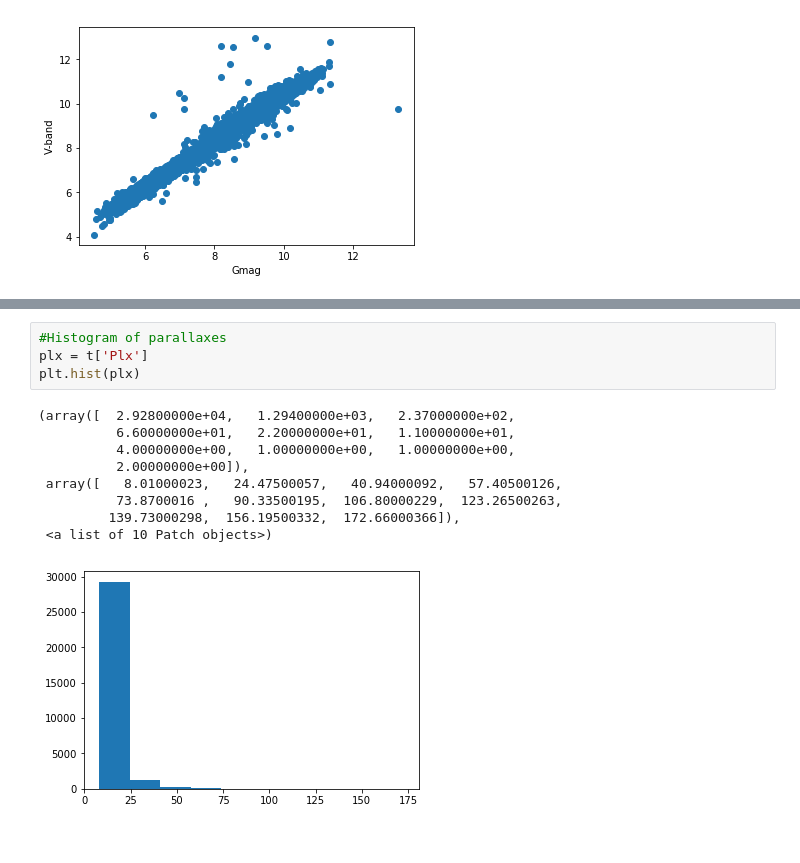
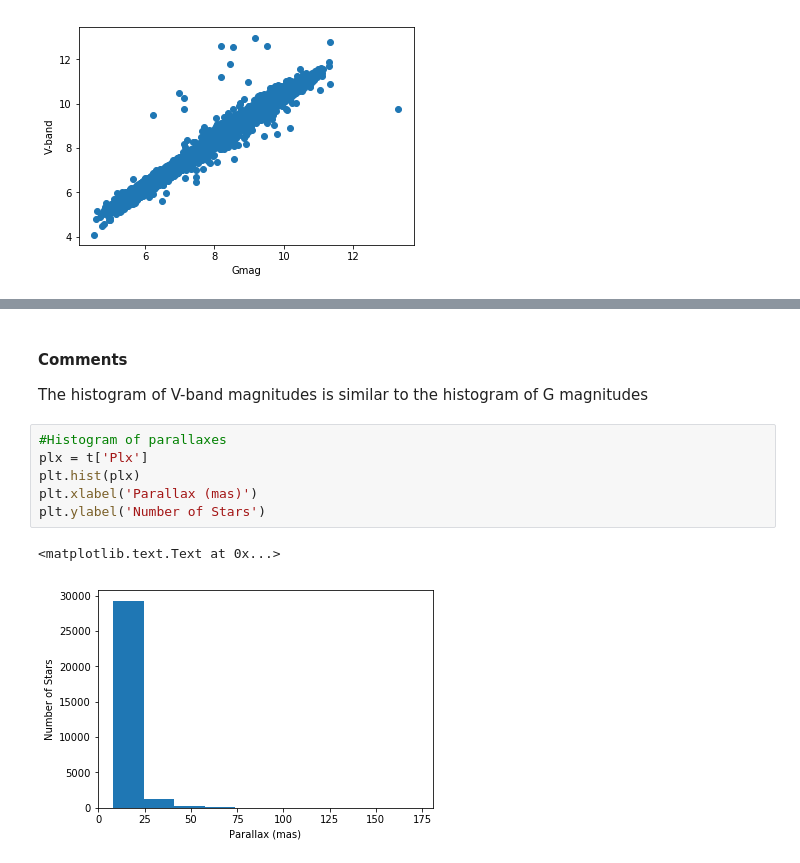
Before and after one commit to leemundy/GAIA, a Jupyter notebook: Work-Areas/rpopescu/notebook/Sample.ipynb, the cells around one changed output, grey strips where cells are left out. Cells and saved outputs as stored; diff of their text form.

```diff
--- a/Work-Areas/rpopescu/notebook/Sample.ipynb
+++ b/Work-Areas/rpopescu/notebook/Sample.ipynb
@@ -65,14 +62,13 @@ Most stars seem to have Gmagnitudes that are around 8 or 9
+# %% [markdown]
+#### Comments
+
+The histogram of V-band magnitudes is similar to the histogram of G magnitudes
 # %%
 #Histogram of parallaxes
 plx = t['Plx']
 plt.hist(plx)
+plt.xlabel('Parallax (mas)')
+plt.ylabel('Number of Stars')
 # %% [output]
-(array([  2.92800000e+04,   1.29400000e+03,   2.37000000e+02,
-          6.60000000e+01,   2.20000000e+01,   1.10000000e+01,
-          4.00000000e+00,   1.00000000e+00,   1.00000000e+00,
-          2.00000000e+00]),
- array([   8.01000023,   24.47500057,   40.94000092,   57.40500126,
-          73.8700016 ,   90.33500195,  106.80000229,  123.26500263,
-         139.73000298,  156.19500332,  172.66000366]),
- <a list of 10 Patch objects>)
+<matplotlib.text.Text at 0x...>
-[figure, old version]
+[figure, new version]
```
Also changed, not shown: parts of 12 cells of this notebook.
